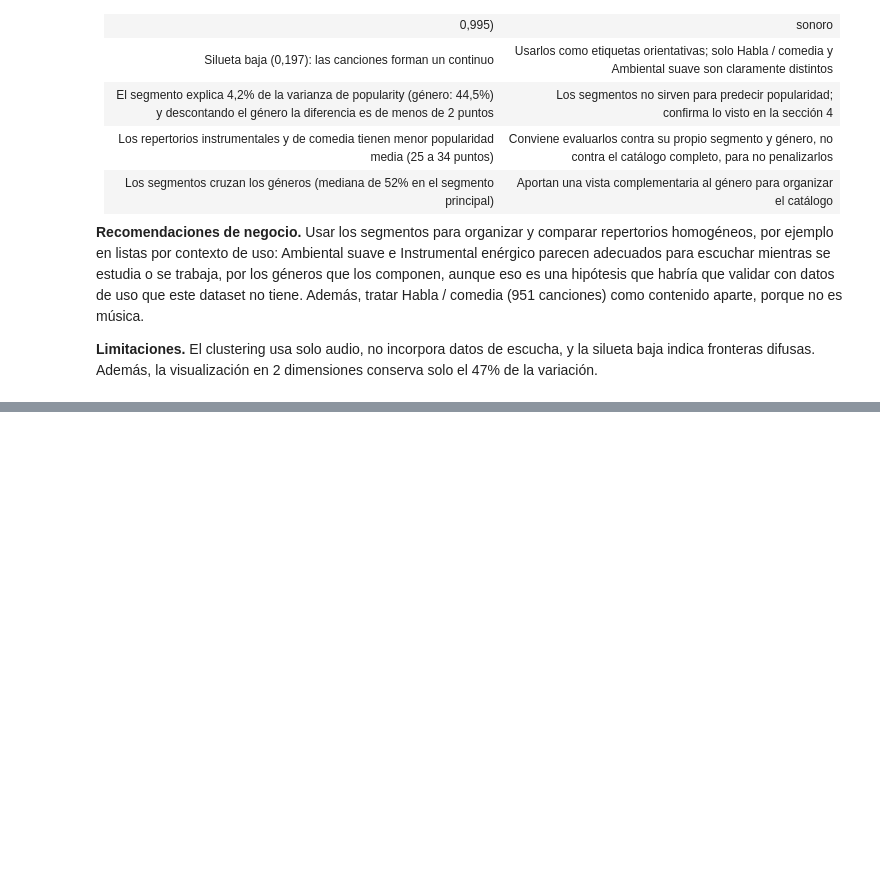
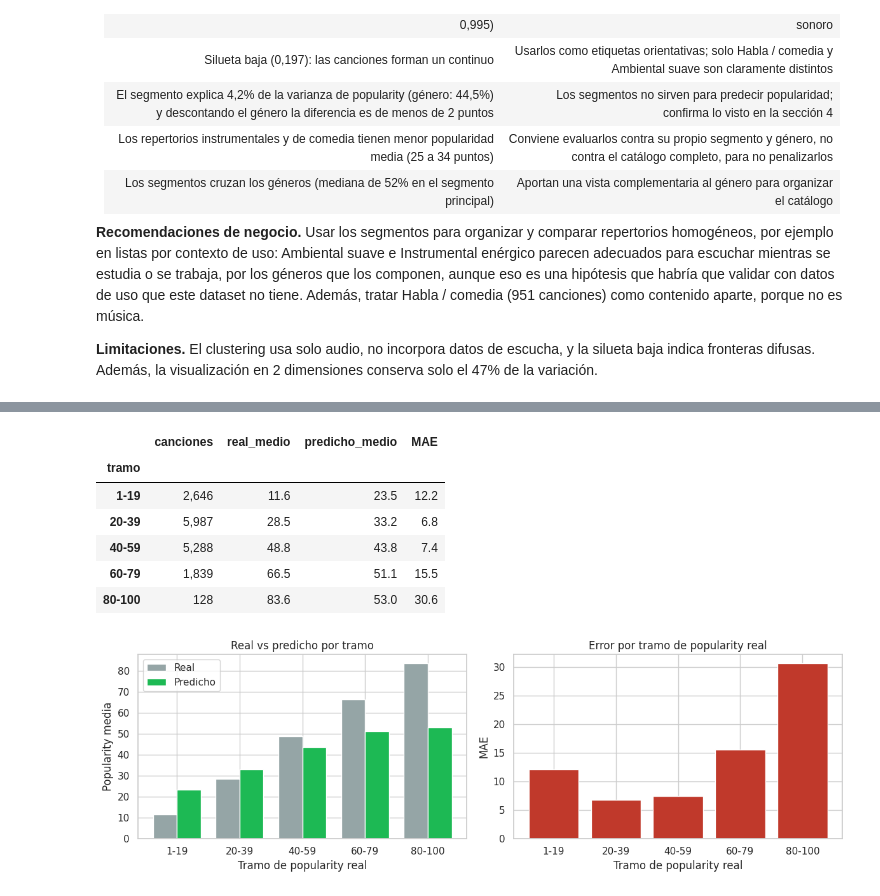
Before and after one commit to JeanBiza/ep-ml-spotify, a Jupyter notebook: notebook/EP2_ML.ipynb, the cells around one changed output, grey strips where cells are left out. Drawn from its saved outputs; the diff is of its cells as text; code cells hidden in the pictures; blank space fills up the shorter version.

```diff
--- a/notebook/EP2_ML.ipynb
+++ b/notebook/EP2_ML.ipynb
@@ -1228,0 +1445,27 @@ La **nitidez**, en cambio, es limitada. La silueta promedio (0,197) es baja y po
+# %%
+p_hgb = pred_test["HistGradientBoosting"]
+tramo = pd.cut(y_test, [0, 20, 40, 60, 80, 101], right=False, labels=["1-19", "20-39", "40-59", "60-79", "80-100"])
+por_tramo = (pd.DataFrame({"tramo": tramo.values, "real": y_test.values, "predicho": p_hgb,
+                           "error": np.abs(y_test.values - p_hgb)})
+               .groupby("tramo", observed=True).agg(canciones=("error", "size"), real_medio=("real", "mean"),
+                                                    predicho_medio=("predicho", "mean"), MAE=("error", "mean")))
+display(por_tramo.style.format({"canciones": "{:,}", "real_medio": "{:.1f}", "predicho_medio": "{:.1f}", "MAE": "{:.1f}"}))
+
+fig, ax = plt.subplots(1, 2, figsize=(12, 4))
+x = np.arange(len(por_tramo)); ancho = 0.38
+ax[0].bar(x - ancho / 2, por_tramo["real_medio"], ancho, label="Real", color="#95a5a6")
+ax[0].bar(x + ancho / 2, por_tramo["predicho_medio"], ancho, label="Predicho", color="#1DB954")
+ax[0].set_xticks(x); ax[0].set_xticklabels(por_tramo.index); ax[0].set_xlabel("Tramo de popularity real")
+ax[0].set_ylabel("Popularity media"); ax[0].set_title("Real vs predicho por tramo"); ax[0].legend()
+ax[1].bar(por_tramo.index.astype(str), por_tramo["MAE"], color="#c0392b")
+ax[1].set_xlabel("Tramo de popularity real"); ax[1].set_ylabel("MAE"); ax[1].set_title("Error por tramo de popularity real")
+plt.tight_layout(); plt.savefig(IMG / "eval_03_error_por_tramo.png", dpi=120); plt.show()
+# %% [output]
+|  | canciones | real_medio | predicho_medio | MAE |
+| tramo |  |  |  |  |
+| 1-19 | 2,646 | 11.6 | 23.5 | 12.2 |
+| 20-39 | 5,987 | 28.5 | 33.2 | 6.8 |
+| 40-59 | 5,288 | 48.8 | 43.8 | 7.4 |
+| 60-79 | 1,839 | 66.5 | 51.1 | 15.5 |
+| 80-100 | 128 | 83.6 | 53.0 | 30.6 |
+[figure, added]
```
Also changed, not shown: parts of 17 cells of this notebook.
